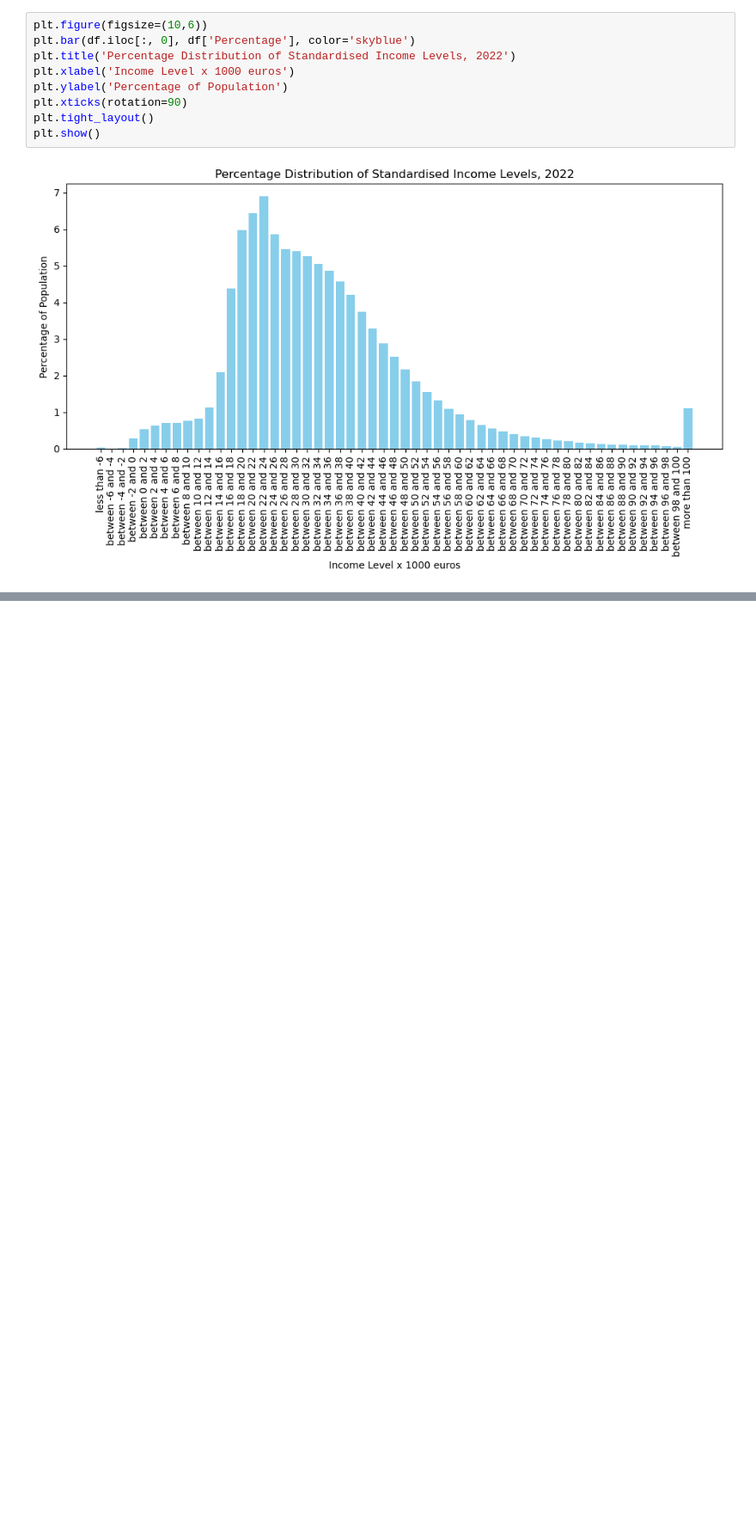
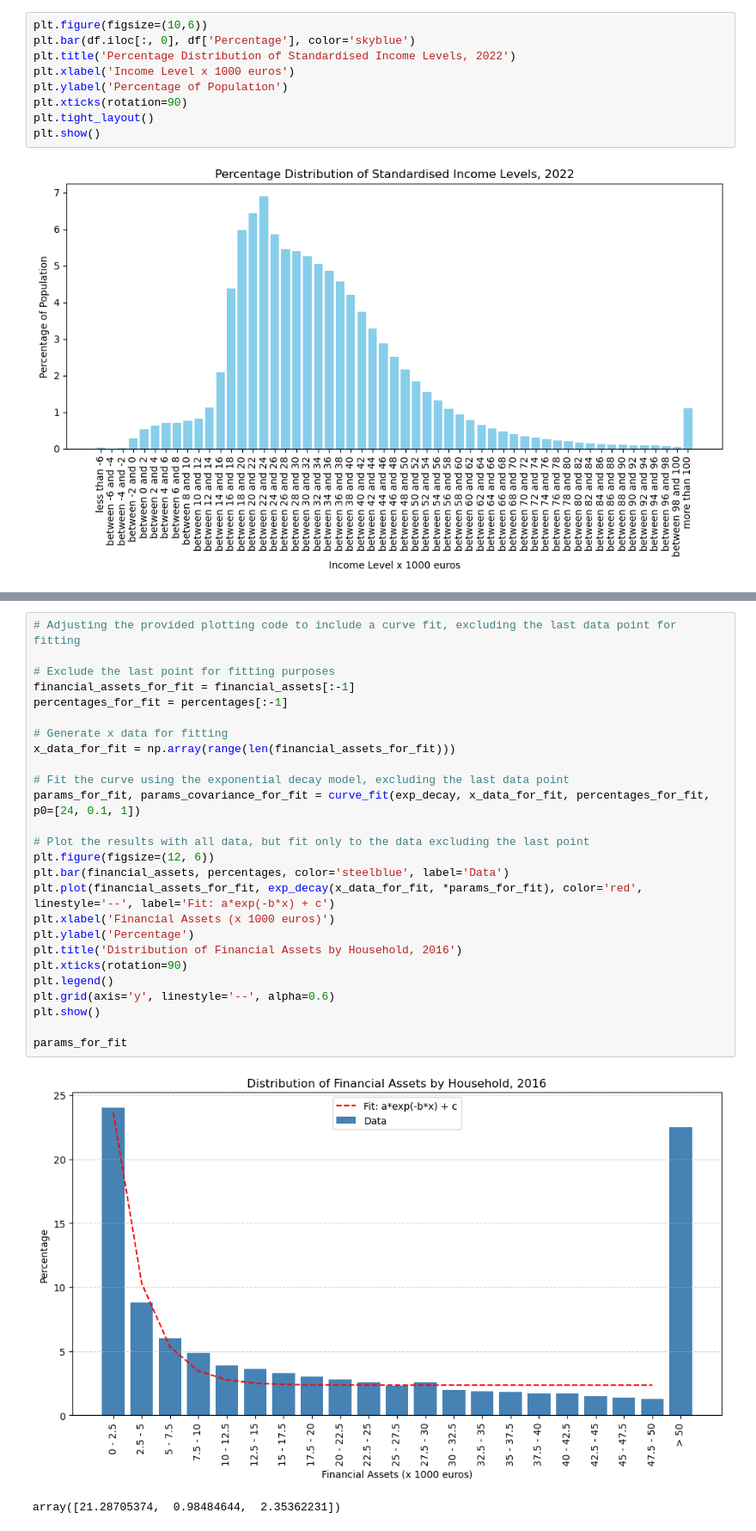
Before and after one commit to NitaiNijholt/ABM_project, a Jupyter notebook: fit_income_data_external.ipynb, the cells around one changed output, grey strips where cells are left out. Shown at 86% size. Saved outputs shown, nothing was run; the diff lists cells and outputs as text; blank space fills up the shorter version.

```diff
--- a/fit_income_data_external.ipynb
+++ b/fit_income_data_external.ipynb
@@ -95,0 +119,29 @@ Shape: 0.5692473281400429, Scale: 29.48480235857586
+# %%
+# Adjusting the provided plotting code to include a curve fit, excluding the last data point for fitting
+
+# Exclude the last point for fitting purposes
+financial_assets_for_fit = financial_assets[:-1]
+percentages_for_fit = percentages[:-1]
+
+# Generate x data for fitting
+x_data_for_fit = np.array(range(len(financial_assets_for_fit)))
+
+# Fit the curve using the exponential decay model, excluding the last data point
+params_for_fit, params_covariance_for_fit = curve_fit(exp_decay, x_data_for_fit, percentages_for_fit, p0=[24, 0.1, 1])
+
+# Plot the results with all data, but fit only to the data excluding the last point
+plt.figure(figsize=(12, 6))
+plt.bar(financial_assets, percentages, color='steelblue', label='Data')
+plt.plot(financial_assets_for_fit, exp_decay(x_data_for_fit, *params_for_fit), color='red', linestyle='--', label='Fit: a*exp(-b*x) + c')
+plt.xlabel('Financial Assets (x 1000 euros)')
+plt.ylabel('Percentage')
+plt.title('Distribution of Financial Assets by Household, 2016')
+plt.xticks(rotation=90)
+plt.legend()
+plt.grid(axis='y', linestyle='--', alpha=0.6)
+plt.show()
+
+params_for_fit
+# %% [output]
+[figure, added]
+array([21.28705374,  0.98484644,  2.35362231])
```
Also changed, not shown: parts of 3 cells of this notebook.
